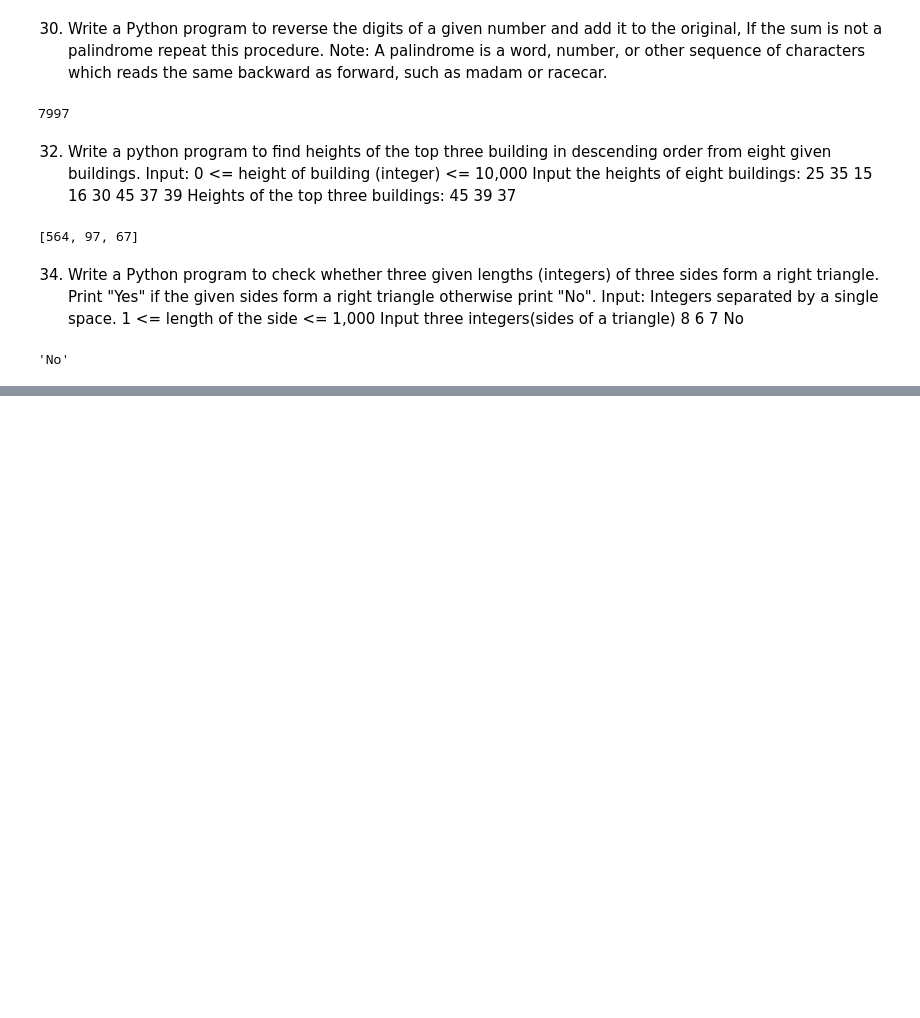
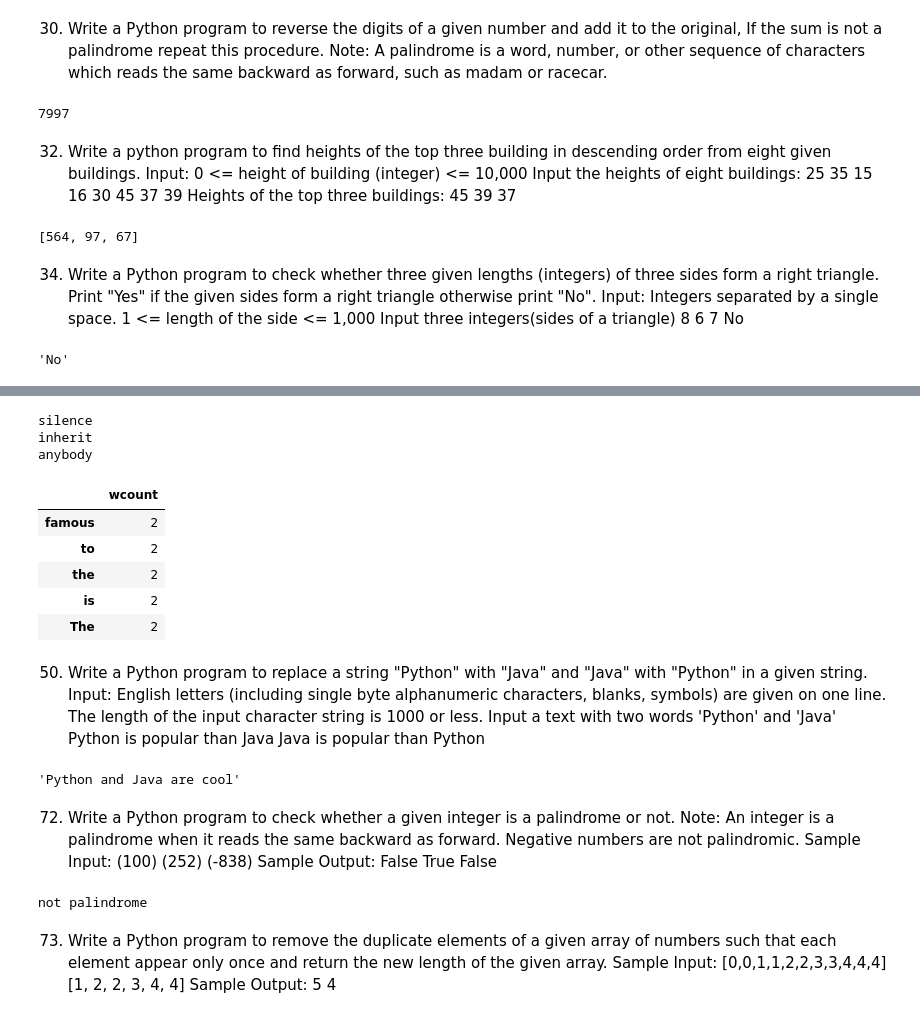
Before and after one commit to SamuelD-Data/python_challenges, a Jupyter notebook: w3resource/basics_part_2.ipynb, the cells around one changed output, grey strips where cells are left out. Drawn from its saved outputs; the diff is of its cells as text; code cells hidden in the pictures; blank space fills up the shorter version.

```diff
--- a/w3resource/basics_part_2.ipynb
+++ b/w3resource/basics_part_2.ipynb
@@ -1393,0 +370,80 @@ Sample Output:
+# %%
+import pandas as pd
+
+longstring = "The river is famous to the fish The loud voice is famous to silence which knew it would inherit the earth before anybody said so"
+
+lengthdict = {}
+
+for x in longstring.split():
+    lengthdict[x] = len(x)
+
+for key, value in lengthdict.items():
+    if value == max(lengthdict.values()):
+        print(key)
+# %% [output]
+silence
+inherit
+anybody
+# %%
+longstringser = [x for x in longstring.split() if x != ' ']
+
+longstringser = pd.Series(data = longstringser)
+
+lser = pd.DataFrame(longstringser.value_counts())
+
+lser.columns = ['wcount']
+
+lser[lser.wcount == 2]
+# %% [output]
+|  | wcount |
+| famous | 2 |
+| to | 2 |
+| the | 2 |
+| is | 2 |
+| The | 2 |
+# %% [markdown]
+50. Write a Python program to replace a string "Python" with "Java" and "Java" with "Python" in a given string.
+Input:
+English letters (including single byte alphanumeric characters, blanks, symbols) are given on one line. The length of the input character string is 1000 or less.
+Input a text with two words 'Python' and 'Java'
+Python is popular than Java
+Java is popular than Python
+# %%
+def replang(s):
+    s = s.replace('Python', 'J')
+    s = s.replace('Java', 'Python')
+    s = s.replace('J', 'Java')
+    return s
+
+replang('Java and Python are cool')
+# %% [output]
+'Python and Java are cool'
+# %% [markdown]
+72. Write a Python program to check whether a given integer is a palindrome or not.
+Note: An integer is a palindrome when it reads the same backward as forward. Negative numbers are not palindromic.
+Sample Input:
+(100)
+(252)
+(-838)
+Sample Output:
+False
+True
+False
+# %%
+def palcheck2(n):
+    if n == n[::-1]:
+        print('palindome')
+    else:
+        print('not palindrome')
+
+palcheck2('21')
+# %% [output]
+not palindrome
+# %% [markdown]
+73. Write a Python program to remove the duplicate elements of a given array of numbers such that each element appear only once and return the new length of the given array.
+Sample Input:
+[0,0,1,1,2,2,3,3,4,4,4]
+[1, 2, 2, 3, 4, 4]
+Sample Output:
+5
+4
```
Also changed, not shown: parts of 14 cells of this notebook, 1 other file.
